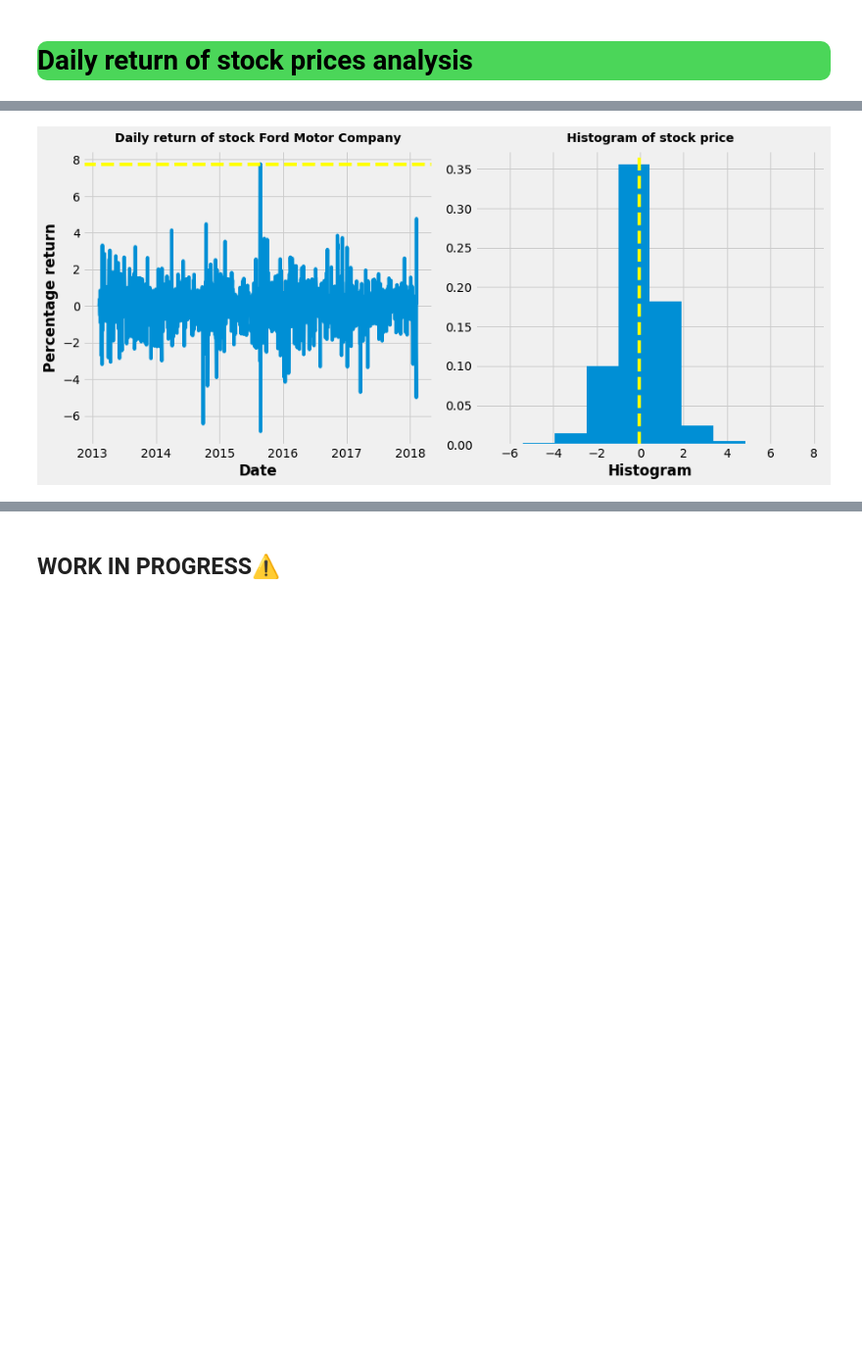
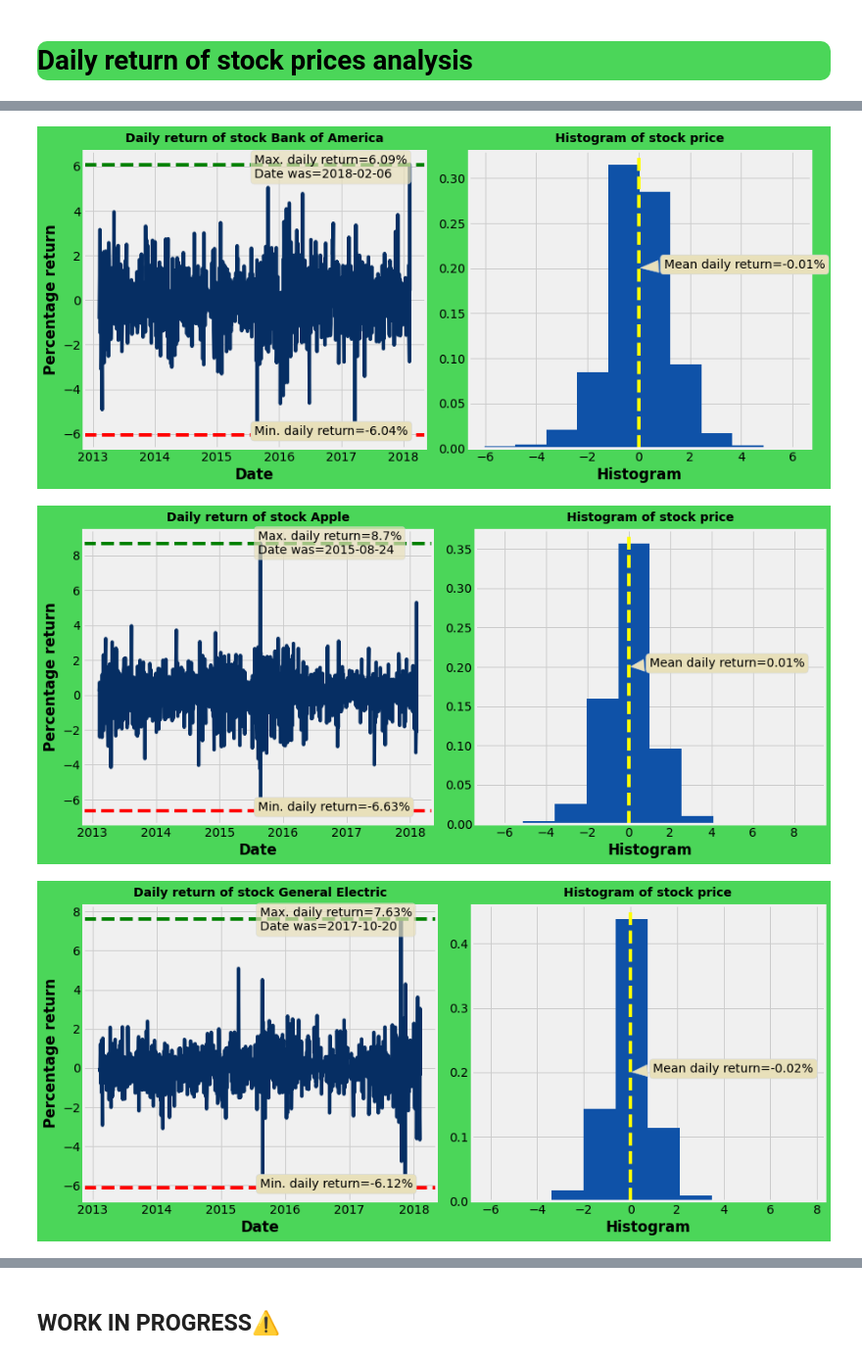
Before and after one commit to avikumart/Time-series-analysis-and-forecasting, a Jupyter notebook: timeseries-stock-price-forecasting.ipynb, the cells around one changed output, grey strips where cells are left out. Shown at 98% size. Saved outputs shown, nothing was run; the diff lists cells and outputs as text; code cells hidden in the pictures; blank space fills up the shorter version.

```diff
--- a/timeseries-stock-price-forecasting.ipynb
+++ b/timeseries-stock-price-forecasting.ipynb
@@ -508,0 +517,7 @@ explanation of return of mean 0%
+# %%
+# python's math module has ttest_1samp method we allows to prove this hypothesis
+result_dict = {}
+for df in list_df:
+    result = stats.ttest_1samp(df['daily return'], 0)
+    result_dict[df['ticks'].unique()[0]] = result
+result_dict
@@ -509,25 +535,81 @@ explanation of return of mean 0%
 # %%
-# function to plot daily return and histogram of
+###### function to plot daily return and histogram of
 def daily_return(df):
 
-    plt.figure(figsize=(13,6))
+    # assign variables to annotation positions
+    ave_x = df['date'].mean()
+    y_max = df['daily return'].max()
+    y_max_date = df[df['daily return'] == df['daily return'].max()]['date'].values
+    dt = pd.to_datetime(y_max_date, '%Y%m%d%H%M%S')
+    xb = dt.item().date()
+    y_min = df['daily return'].min()
+    y_mean = df['daily return'].mean()
+
+    plt.figure(figsize=(13,6), facecolor='#4bd659')
 
     plt.subplot(121)
-    plt.plot(df['date'], df['daily return'])
-    plt.axhline(y=df['daily return'].max(), color='yellow', ls='--')
+    plt.plot(df['date'], df['daily return'], color='#062e63')
+    plt.axhline(y=df['daily return'].max(), color='green', ls='--')
+    plt.axhline(y=df['daily return'].min(), color='red', ls='--')
     plt.xlabel('Date')
     plt.ylabel("Percentage return")
+    plt.annotate(f"Min. daily return={round(df['daily return'].min(),2)}%",
+                xy=(ave_x,y_min),xytext=(ave_x,y_min),
+                bbox=dict(boxstyle="round",facecolor='#e8e0ba', edgecolor='#d0d5db')
+                 )
+    plt.annotate(f"Max. daily return={round(df['daily return'].max(),2)}%\nDate was={xb}",
+                xy=(ave_x,y_max),xytext=(ave_x,y_max-0.6),
+                bbox=dict(boxstyle="round",facecolor='#e8e0ba', edgecolor='#d0d5db', alpha=0.7)
+                 )
     plt.title(f"Daily return of stock {df['co_name'].unique()[0]}")
 
     plt.subplot(122)
-    plt.hist(df['daily return'], density=True)
+    plt.hist(df['daily return'], density=True, color='#0f52a8')
     plt.xlabel('Histogram')
     plt.axvline(x=df['daily return'].mean(), color='yellow', ls='--')
+    if df['ticks'].unique()[0] == 'AMD':
+        plt.annotate(f"Mean daily return={round(df['daily return'].mean(),2)}%",
+                xy=(y_mean,0.10),xytext=(y_mean+2,0.10),
+                bbox=dict(boxstyle="round",facecolor='#e8e0ba', edgecolor='#d0d5db'),
+                arrowprops=dict(arrowstyle="wedge,tail_width=1.",facecolor='#e8e0ba',
+                            edgecolor='#d0d5db',
+                            relpos=(0.1,0.5)
+                            )
+                 )
+    elif df['ticks'].unique()[0] == 'MU':
+        plt.annotate(f"Mean daily return={round(df['daily return'].mean(),2)}%",
+                xy=(y_mean,0.12),xytext=(y_mean+1,0.12),
+                bbox=dict(boxstyle="round",facecolor='#e8e0ba', edgecolor='#d0d5db'),
+                arrowprops=dict(arrowstyle="wedge,tail_width=1.",facecolor='#e8e0ba',
+                            edgecolor='#d0d5db',
+                            relpos=(0.1,0.5)
+                            )
+                 )
+    else:
+        plt.annotate(f"Mean daily return={round(df['daily return'].mean(),2)}%",
+                xy=(y_mean,0.20),xytext=(y_mean+1,0.20),
+                bbox=dict(boxstyle="round",facecolor='#e8e0ba', edgecolor='#d0d5db'),
+                arrowprops=dict(arrowstyle="wedge,tail_width=1.",facecolor='#e8e0ba',
+                            edgecolor='#d0d5db',
+                            relpos=(0.1,0.5)
+                            )
+                 )
     plt.title(f"Histogram of stock price")
 
     plt.show()
 
 # call the function with dataframe
+daily_return(bac_df)
+daily_return(aapl_df)
+daily_return(ge_df)
 daily_return(f_df)
+daily_return(fb_df)
+daily_return(msft_df)
+daily_return(amd_df)
+daily_return(mu_df)
+daily_return(intc_df)
+daily_return(csco_df)
 # %% [output]
-[figure, old version]
+[figure, new version]
+[figure, added]
+[figure, added]
```
Also changed, not shown: parts of 7 cells of this notebook.
